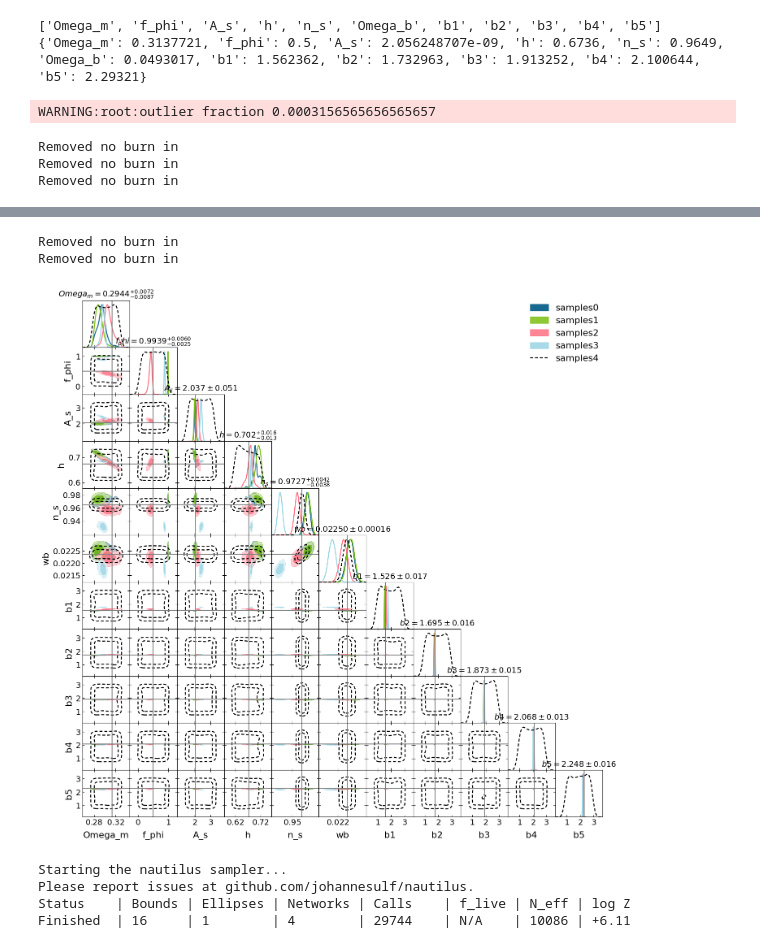
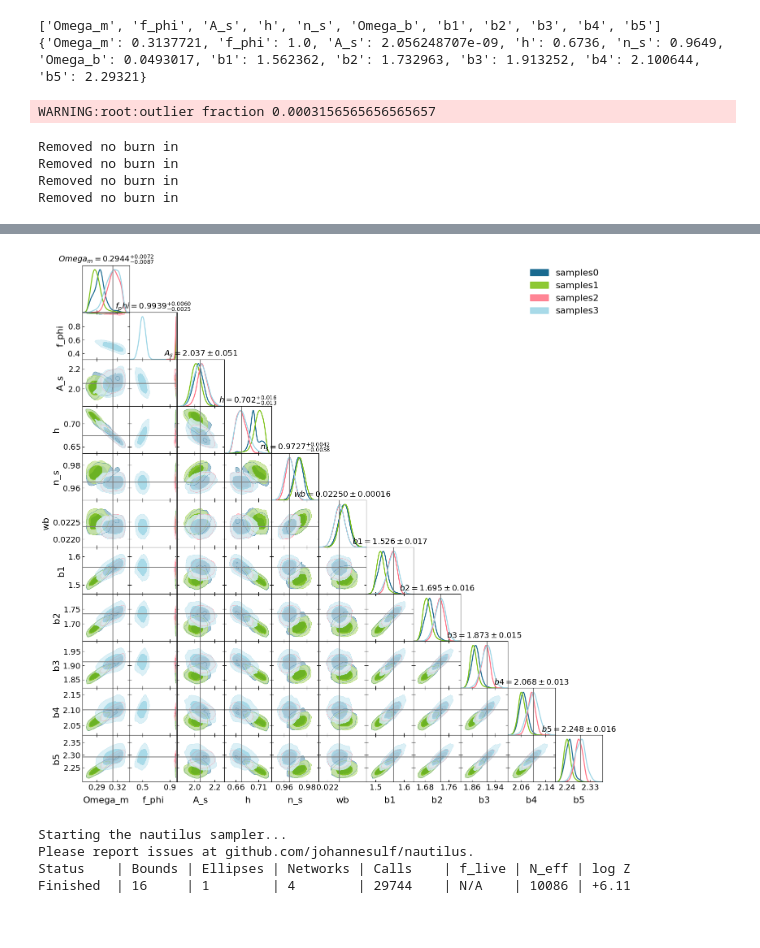
Before and after one commit to CarolaZano/CubicGalileon_Forecasts, a Jupyter notebook: Read_emcee_progress-Nbody.ipynb, the cells around one changed output, grey strips where cells are left out. Drawn from its saved outputs; the diff is of its cells as text; code cells hidden in the pictures.

```diff
--- a/Read_emcee_progress-Nbody.ipynb
+++ b/Read_emcee_progress-Nbody.ipynb
@@ -13,7 +13,7 @@ import getdist.plots
 # load header of ("/home/c2042999/Desktop/Newcastle/cG_Forecasts/CubicGalileon_Forecasts/chains/chain_mcmc_cG_3x2pt_LSSTY1_validation_Nbody_ell1500_k0p2(old).txt"
 # the header is the lines that start with '#'
 header = []
-with open("/home/c2042999/Desktop/Newcastle/cG_Forecasts/CubicGalileon_Forecasts/chains/chain_mcmc_cG_3x2pt_LSSTY1_emulator_cosmo_ecosmog_fphi0p5_ell1500_k0p2.txt", 'r') as f:
+with open("/home/c2042999/Desktop/Newcastle/cG_Forecasts/CubicGalileon_Forecasts/chains/chain_mcmc_cG_3x2pt_LSSTY1_validation_Nbody_ell1500_k0p2.txt", 'r') as f:
     # only read the top lines until it doesn't start with '#'
     for line in f:
         if line.startswith('#'):
@@ -52,7 +52,7 @@ f_phi_universe = parameter_values['f_phi']
 Bias_distribution_fiducial = np.array([parameter_values['b1'], parameter_values['b2'], parameter_values['b3'], parameter_values['b4'], parameter_values['b5']])
 # %% [output]
 ['Omega_m', 'f_phi', 'A_s', 'h', 'n_s', 'Omega_b', 'b1', 'b2', 'b3', 'b4', 'b5']
-{'Omega_m': 0.3137721, 'f_phi': 0.5, 'A_s': 2.056248707e-09, 'h': 0.6736, 'n_s': 0.9649, 'Omega_b': 0.0493017, 'b1': 1.562362, 'b2': 1.732963, 'b3': 1.913252, 'b4': 2.100644, 'b5': 2.29321}
+{'Omega_m': 0.3137721, 'f_phi': 1.0, 'A_s': 2.056248707e-09, 'h': 0.6736, 'n_s': 0.9649, 'Omega_b': 0.0493017, 'b1': 1.562362, 'b2': 1.732963, 'b3': 1.913252, 'b4': 2.100644, 'b5': 2.29321}
 # %%
 labels = parameter_names
 
@@ -65,8 +65,8 @@ fiducials = [cosmo_universe["Omega_m"], f_phi_universe, cosmo_universe["A_s"]*1e
 # %%
 chain_name_list = ["chain_mcmc_cG_3x2pt_LSSTY1_validation_Nbody_ell1500_k0p2.txt",
                    "chain_mcmc_cG_3x2pt_LSSTY1_validation_Nbody_ell1500_k0p2_old_noextrap.txt",
-                   "chain_mcmc_cG_3x2pt_LSSTY1_emulator_cosmo_ecosmog_fphi0p5_ell1500_k0p2.txt",
-                   "chain_mcmc_cG_3x2pt_LSSTY1_emulator_cosmo_ecosmog_fphi1p0_ell1500_k0p2.txt"]
+                   "chain_mcmc_cG_3x2pt_LSSTY1_emulator_cosmo_ecosmog_fphi1p0_ell1500_k0p2.txt",
+                   "chain_mcmc_cG_3x2pt_LSSTY1_emulator_cosmo_ecosmog_fphi0p5_ell1500_k0p2.txt"]
 samples = []
 for chain_name in chain_name_list:
     # load the chain, skipping the header lines that start with '#'
@@ -82,12 +82,13 @@ for chain_name in chain_name_list:
     )
 
 # overlay plot of priors from priorchain_tests.txt, with dashed black lines
+"""
 data_prior = np.loadtxt(f"/home/c2042999/Desktop/Newcastle/cG_Forecasts/CubicGalileon_Forecasts/priorchain_tests.txt", comments='#')
 data_prior[:, parameter_names.index("Omega_b")] = data_prior[:, parameter_names.index("Omega_b")]*data_prior[:, parameter_names.index("h")]**2
 samples.append(
     getdist.MCSamples(samples=data_prior[:,:len(parameter_names)], names=parameter_names_plots, weights=np.exp(data_prior[:, -2]),settings={'smooth_scale_2D':0.35, 'smooth_scale_1D':0.35})
 )
-
+"""
 colors = [ '#18698F', '#7AC011', '#FF7083', '#99D4E5']
 g = getdist.plots.getSubplotPlotter(subplot_size=1.5)
 
@@ -120,3 +121,4 @@ WARNING:root:outlier fraction 0.0003156565656565657
 Removed no burn in
 Removed no burn in
 Removed no burn in
+Removed no burn in
@@ -124,6 +125,4 @@ WARNING:root:outlier fraction 1.2870841109466504e-05
-Removed no burn in
-Removed no burn in
-[figure, old version]
+[figure, new version]
 # %%
 # run short chain for log prior to sample prior space
 import multiprocessing
```
Also changed, not shown: parts of 1 cell of this notebook, 2 other files.
